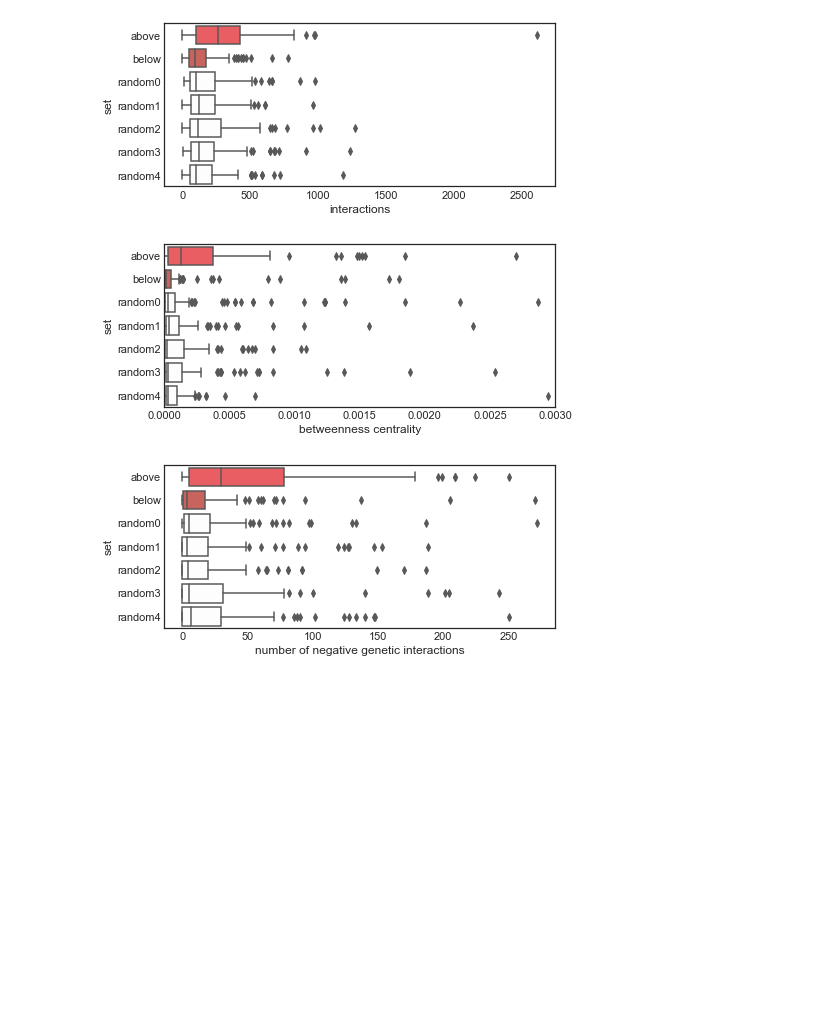
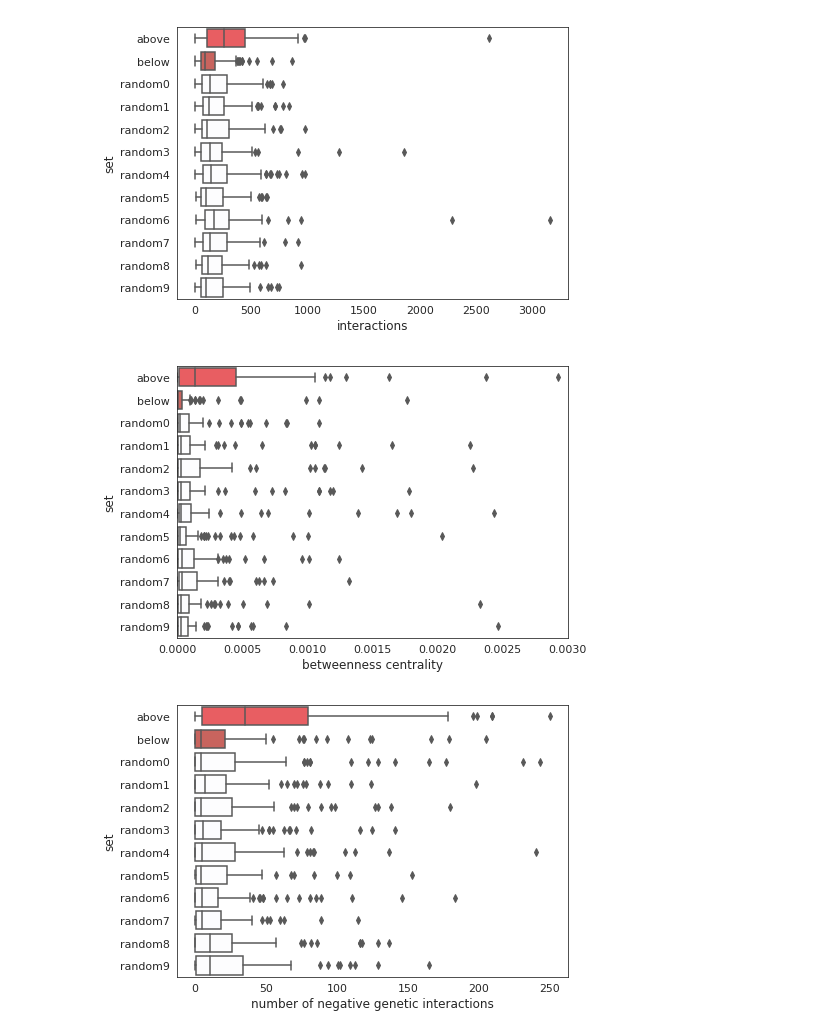
Before and after one commit to mgalardini/2018koyeast, a Jupyter notebook: notebooks/deviations.ipynb, the cells around one changed output. Saved outputs shown, nothing was run; the diff lists cells and outputs as text; code cells hidden in the pictures; blank space fills up the shorter version.

```diff
--- a/notebooks/deviations.ipynb
+++ b/notebooks/deviations.ipynb
@@ -102,3 +102,5 @@ YPS 4093
 S288C 4889
 
 total 3786
+# %%
+m = pd.read_table(dev)
@@ -105,3 +164,4 @@ total 3786
 # %%
 d = pd.read_table(dev, index_col=[4, 5, 1, 0])
 d = d.loc[(slice(None), slice(None), genes),]
+d = d.sort_index()
@@ -355,7 +421,8 @@ ax.legend(loc='upper center',
 # %%
 res = []
-for s1, s2 in {tuple(x[:2])
-               for x in d.index}:
+for s1, s2 in sorted({tuple(x[:2])
+                      for x in d.index},
+                     key=lambda x: x[1]):
     v = d[d['phenotype1'] | d['phenotype2']].loc[(s1, s2),]
     idx = set(v.index)
     idx1 = set(v[v['phenotype1'] & np.invert(v['phenotype2']) & (v['qval'] < 1E-2)].index)
@@ -434,23 +632,23 @@ for g in v[v >= t].index:
 for g in v[v < t].sample(v[v >= t].shape[0]).index:
     res.append(('below', it.get(g, 0)))
 igenes = sorted(gn.keys())
-for i in range(5):
+for i in range(10):
     random.shuffle(igenes)
     for g in igenes[:v[v >= t].shape[0]]:
         res.append(('random%d' % i, it.get(g, 0)))
 r = pd.DataFrame(res,
                  columns=['set', 'interactions'])
 # %%
-plt.figure(figsize=(7, 3))
+plt.figure(figsize=(7, 5))
 
 sns.boxplot(data=r,
             x='interactions',
             y='set',
             palette=[sns.xkcd_rgb['light red'],
                      sns.xkcd_rgb['pale red']] +
-                    [sns.xkcd_rgb['pale grey']] * 5);
+                    [sns.xkcd_rgb['pale grey']] * 10);
 # %% [output]
-[figure, old version]
+[figure, new version]
 # %%
 res = []
 t = 10
@@ -466,18 +664,18 @@ for i in range(5):
 r = pd.DataFrame(res,
                  columns=['set', 'interactions'])
 # %%
-plt.figure(figsize=(7, 3))
+plt.figure(figsize=(7, 5))
 
 sns.boxplot(data=r,
             x='interactions',
             y='set',
             palette=[sns.xkcd_rgb['light red'],
                      sns.xkcd_rgb['pale red']] +
-                    [sns.xkcd_rgb['pale grey']] * 5)
+                    [sns.xkcd_rgb['pale grey']] * 10)
 plt.xlim(0, 0.003)
 plt.xlabel('betweenness centrality');
 # %% [output]
-[figure, old version]
+[figure, new version]
 # %%
 res = []
 t = 10
@@ -493,17 +691,17 @@ for i in range(5):
 r = pd.DataFrame(res,
                  columns=['set', 'interactions'])
 # %%
-plt.figure(figsize=(7, 3))
+plt.figure(figsize=(7, 5))
 
 sns.boxplot(data=r,
             x='interactions',
             y='set',
             palette=[sns.xkcd_rgb['light red'],
                      sns.xkcd_rgb['pale red']] +
-                    [sns.xkcd_rgb['pale grey']] * 5)
+                    [sns.xkcd_rgb['pale grey']] * 10)
 plt.xlabel('number of negative genetic interactions');
 # %% [output]
-[figure, old version]
+[figure, new version]
 # %%
 res = []
 t = 10
```
Also changed, not shown: parts of 28 cells of this notebook, 1 other file.
